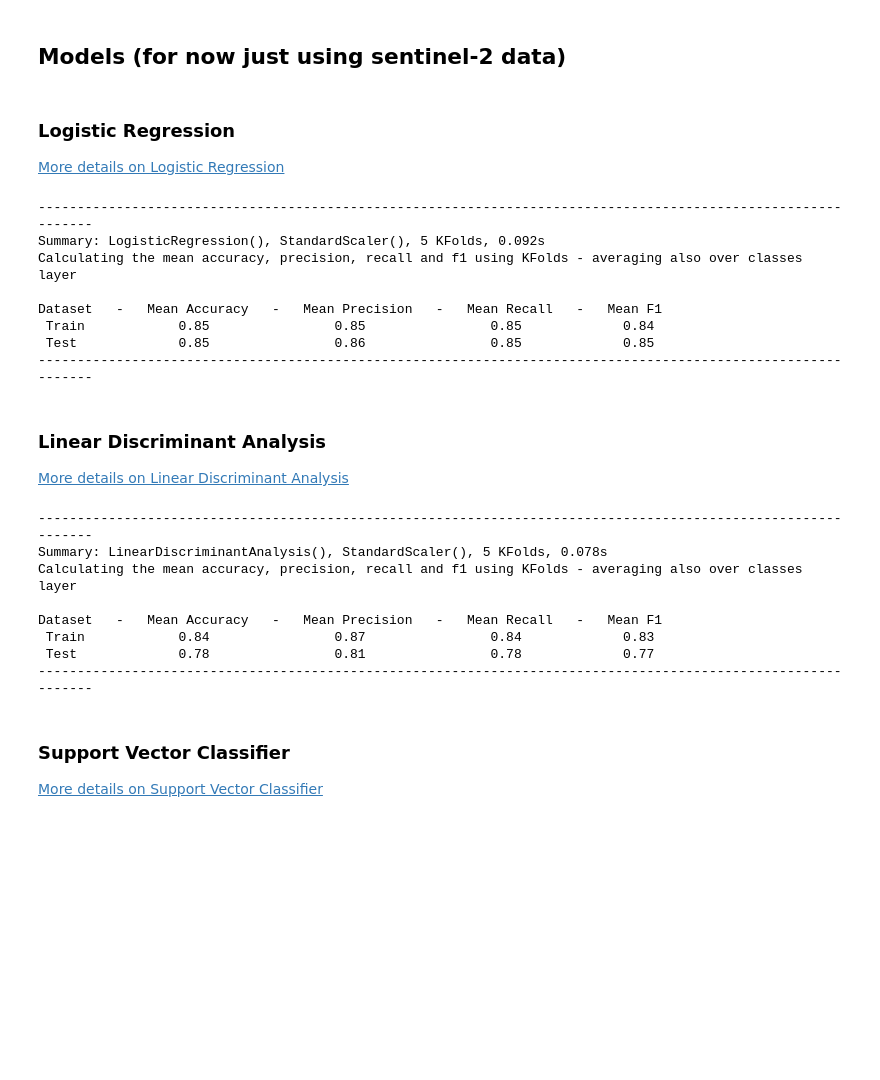
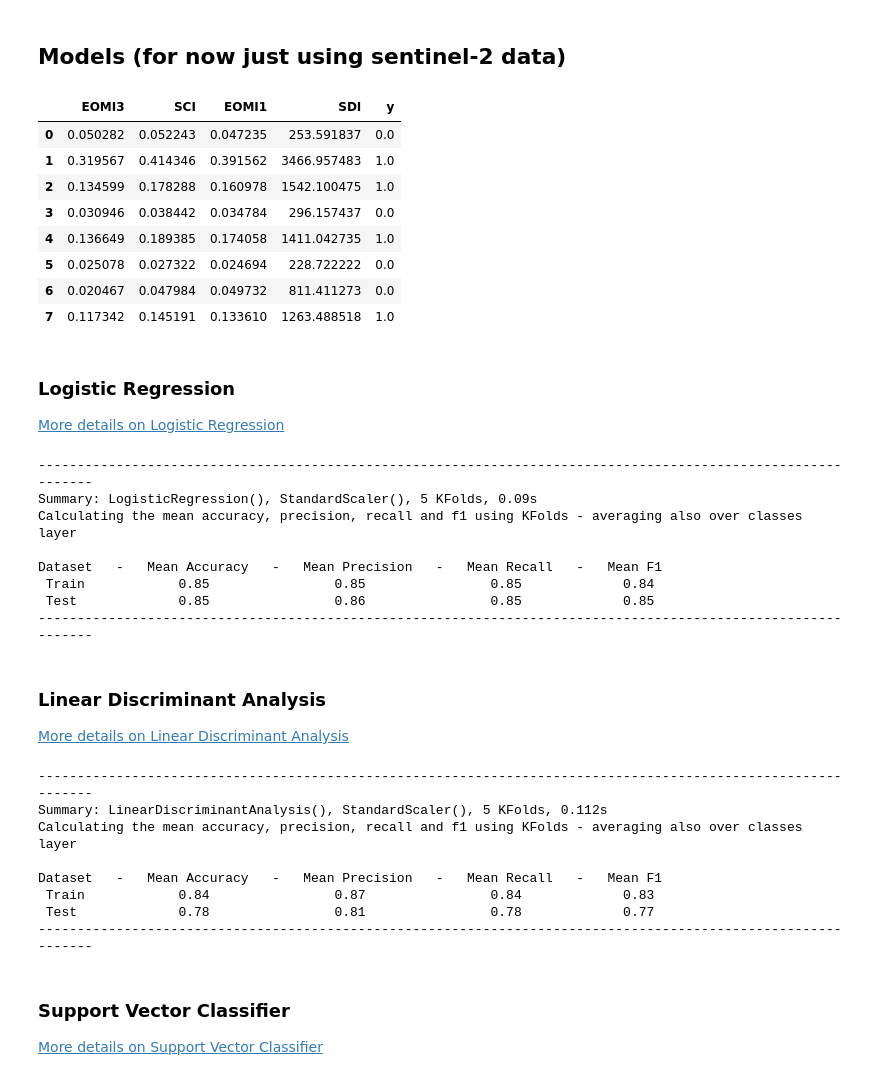
Before and after one commit to Amatofrancesco99/organic-fertilizers-detection, a Jupyter notebook: Notebooks/3-ml-models/notebook.ipynb, the cells around one changed output. Drawn from its saved outputs; the diff is of its cells as text; code cells hidden in the pictures; blank space fills up the shorter version.

```diff
--- a/Notebooks/3-ml-models/notebook.ipynb
+++ b/Notebooks/3-ml-models/notebook.ipynb
@@ -200,19 +202,30 @@ scaler_widet
 Dropdown(description='Scaler', options=(('No', None), ('Min-Max', MinMaxScaler()), ('Mean-Var', StandardScaler…
 # %% [markdown]
 ## Models (for now just using sentinel-2 data)
+# %%
+# Define the features and target variables
+X = s2_df_mod_bal[list(s2_features_widget.value)]
+y = s2_df_mod_bal.iloc[:, -1]
+pd.concat([X, y], axis=1).head(8)
+# %% [output]
+|  | EOMI3 | SCI | EOMI1 | SDI | y |
+| 0 | 0.050282 | 0.052243 | 0.047235 | 253.591837 | 0.0 |
+| 1 | 0.319567 | 0.414346 | 0.391562 | 3466.957483 | 1.0 |
+| 2 | 0.134599 | 0.178288 | 0.160978 | 1542.100475 | 1.0 |
+| 3 | 0.030946 | 0.038442 | 0.034784 | 296.157437 | 0.0 |
+| 4 | 0.136649 | 0.189385 | 0.174058 | 1411.042735 | 1.0 |
+| 5 | 0.025078 | 0.027322 | 0.024694 | 228.722222 | 0.0 |
+| 6 | 0.020467 | 0.047984 | 0.049732 | 811.411273 | 0.0 |
+| 7 | 0.117342 | 0.145191 | 0.133610 | 1263.488518 | 1.0 |
 # %% [markdown]
 ### Logistic Regression
 [More details on Logistic Regression](https://towardsdatascience.com/introduction-to-logistic-regression-66248243c148)
 # %%
-# define the features and target variables
-X = s2_df_mod_bal[list(s2_features_widget.value)]
-y = s2_df_mod_bal.iloc[:, -1]
-
 # Measure the performances using k-fold cross validation
 utils.measure_scv_performances(X, y, LogisticRegression(), scaler=scaler_widet.value, n_folds=kfolds_widget.value, random_state=3)
 # %% [output]
 --------------------------------------------------------------------------------------------------------------
-Summary: LogisticRegression(), StandardScaler(), 5 KFolds, 0.092s
+Summary: LogisticRegression(), StandardScaler(), 5 KFolds, 0.09s
 Calculating the mean accuracy, precision, recall and f1 using KFolds - averaging also over classes layer
 
 Dataset   -   Mean Accuracy   -   Mean Precision   -   Mean Recall   -   Mean F1
@@ -223,15 +236,11 @@ Dataset   -   Mean Accuracy   -   Mean Precision   -   Mean Recall   -   Mean F1
 ### Linear Discriminant Analysis
 [More details on Linear Discriminant Analysis](https://towardsdatascience.com/linear-discriminant-analysis-explained-f88be6c1e00b)
 # %%
-# define the features and target variables
-X = s2_df_mod_bal[list(s2_features_widget.value)]
-y = s2_df_mod_bal.iloc[:, -1]
-
 # Measure the performances using k-fold cross validation
 utils.measure_scv_performances(X, y, LinearDiscriminantAnalysis(), scaler=scaler_widet.value, n_folds=kfolds_widget.value, random_state=3)
 # %% [output]
 --------------------------------------------------------------------------------------------------------------
-Summary: LinearDiscriminantAnalysis(), StandardScaler(), 5 KFolds, 0.078s
+Summary: LinearDiscriminantAnalysis(), StandardScaler(), 5 KFolds, 0.112s
 Calculating the mean accuracy, precision, recall and f1 using KFolds - averaging also over classes layer
 
 Dataset   -   Mean Accuracy   -   Mean Precision   -   Mean Recall   -   Mean F1
```
Also changed, not shown: parts of 6 cells of this notebook.
